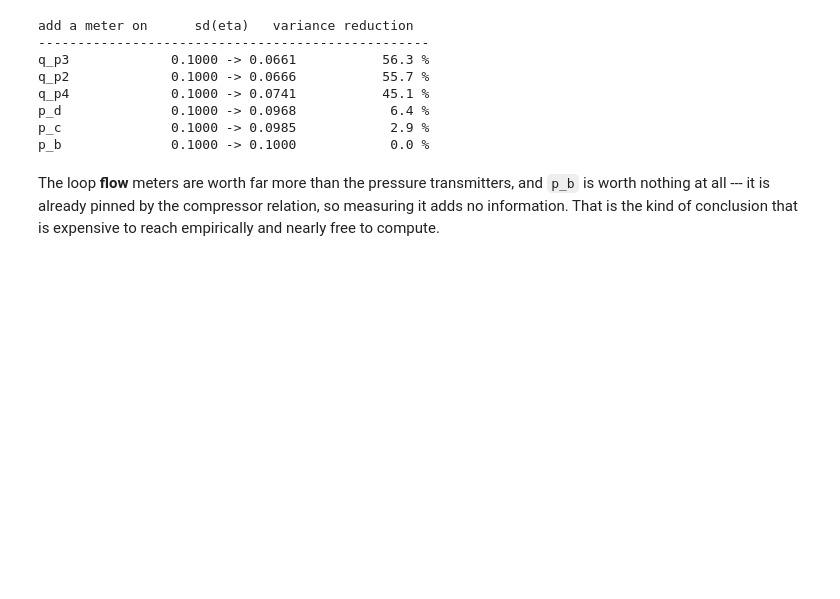
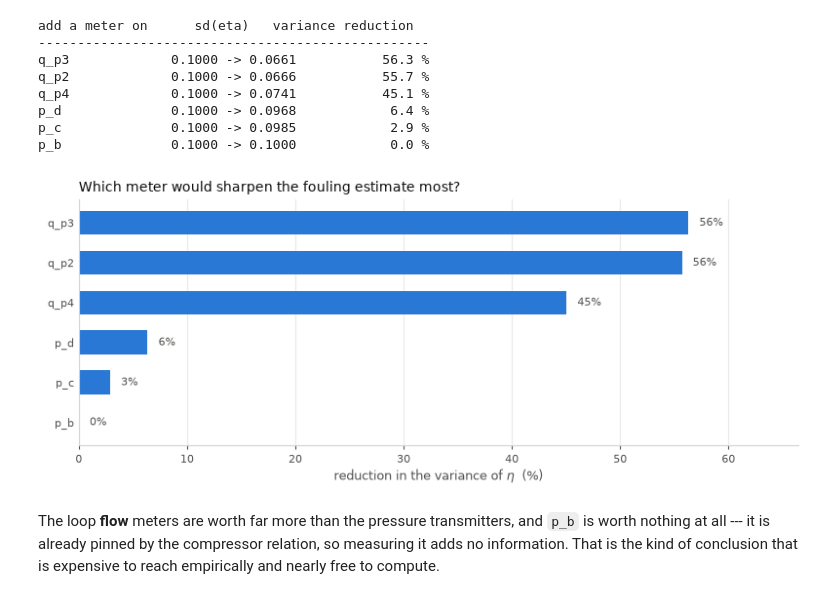
Before and after one commit to jkitchin/differentiable-flowsheets, a Jupyter notebook: examples/28_data_reconciliation.ipynb, the cells around one changed output. Cells and saved outputs as stored; diff of their text form; code cells hidden in the pictures; blank space fills up the shorter version.

```diff
--- a/examples/28_data_reconciliation.ipynb
+++ b/examples/28_data_reconciliation.ipynb
@@ -568,6 +671,26 @@ q_p4             0.1000 -> 0.0741           45.1 %
 p_d              0.1000 -> 0.0968            6.4 %
 p_c              0.1000 -> 0.0985            2.9 %
 p_b              0.1000 -> 0.1000            0.0 %
+# %%
+fig, ax = plt.subplots(figsize=(8, 3.4))
+cand = [d["candidate"] for d in ranked][::-1]
+red = [100 * d["variance_reduction"] for d in ranked][::-1]
+ax.barh(np.arange(len(cand)), red, height=0.6,
+        color=[BLUE if v > 1 else GREY for v in red], edgecolor="none")
+ax.set_yticks(np.arange(len(cand)))
+ax.set_yticklabels(cand, fontsize=8.5)
+ax.set_xlabel("reduction in the variance of $\\eta$  (%)", fontsize=9, color=INK_SOFT)
+ax.set_title("Which meter would sharpen the fouling estimate most?",
+             fontsize=10, color=INK, loc="left")
+for i, v in enumerate(red):
+    ax.text(v + 1, i, f"{v:.0f}%", va="center", fontsize=8, color=INK_SOFT)
+ax.set_xlim(0, max(red) * 1.18)
+tidy(ax, axis="x")
+ax.tick_params(axis="y", length=0)
+plt.tight_layout()
+plt.show()
+# %% [output]
+[figure, added]
 # %% [markdown]
 The loop **flow** meters are worth far more than the pressure transmitters, and `p_b` is
 worth nothing at all --- it is already pinned by the compressor relation, so measuring it
```
Also changed, not shown: parts of 5 cells of this notebook, 7 other files.
